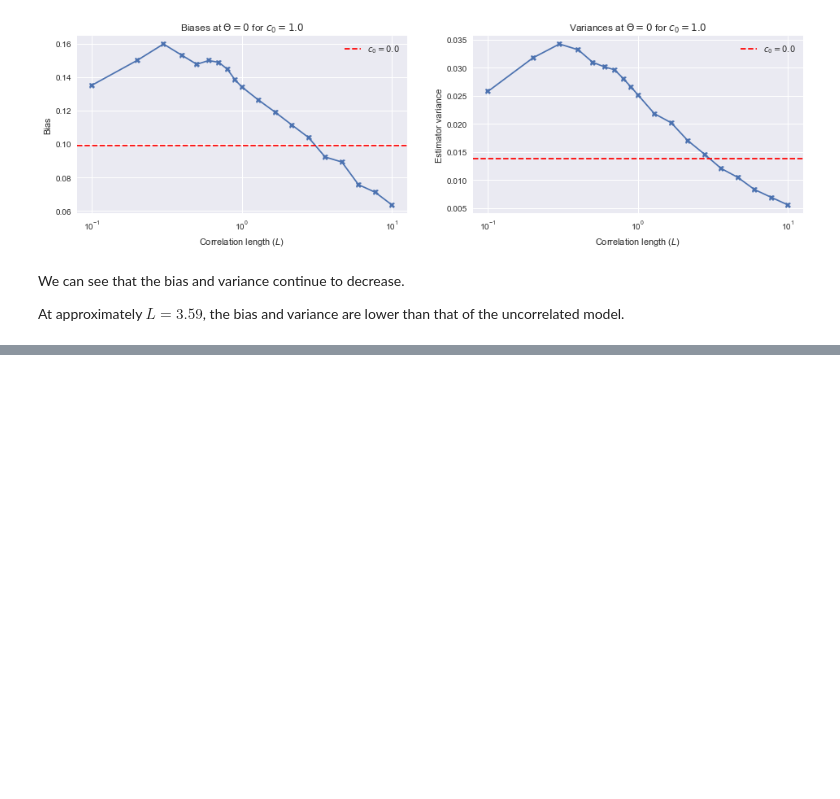
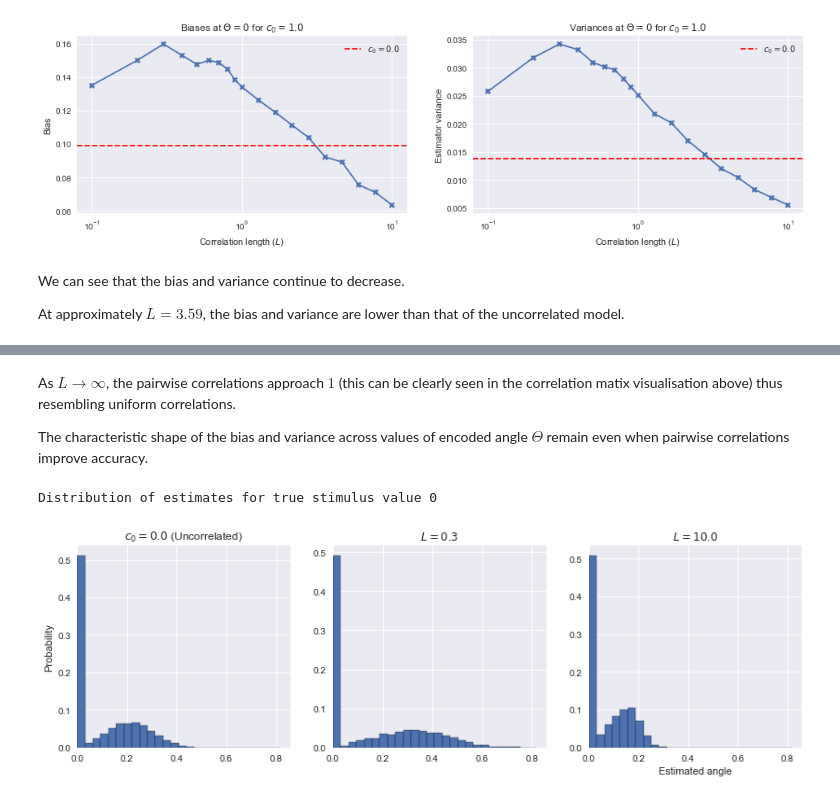
Before and after one commit to dtailor17/neural-population-codes, a Jupyter notebook: noise_correlations.ipynb, the cells around one changed output, grey strips where cells are left out. Saved outputs shown, nothing was run; the diff lists cells and outputs as text; code cells hidden in the pictures; blank space fills up the shorter version.

```diff
--- a/noise_correlations.ipynb
+++ b/noise_correlations.ipynb
@@ -528,0 +551,46 @@ plt.title('Variance plot with $c_0 = 1.0$')
+# %% [markdown]
+As $L \to \infty$, the pairwise correlations approach $1$ (this can be clearly seen in the correlation matix visualisation above) thus resembling uniform correlations.
+
+The characteristic shape of the bias and variance across values of encoded angle $\Theta$ remain even when pairwise correlations improve accuracy.
+# %%
+print('Distribution of estimates for true stimulus value 0')
+
+plt.rcParams['figure.figsize'] = (14, 4)
+
+max_corr = 1.0
+
+plt.subplot(131)
+lbl = get_corr_param_dict_lbl(max_corr=0.0, corr_length=0.5)
+est_dist = ML_ests_1[lbl][0][0,:]
+weights = np.ones_like(est_dist)/float(len(est_dist))
+plt.hist(est_dist, weights=weights, bins=CAND_ESTS[:27], edgecolor='black')
+plt.xlim(0)
+plt.ylabel('Probability')
+plt.title('$c_0 = 0.0$ (Uncorrelated)')
+
+
+plt.subplot(132)
+corr_length = 0.3
+lbl = get_corr_param_dict_lbl(max_corr=max_corr, corr_length=corr_length)
+est_dist = ML_ests_2[lbl][0][0,:]
+weights = np.ones_like(est_dist)/float(len(est_dist))
+plt.hist(est_dist, weights=weights, bins=CAND_ESTS[:27], edgecolor='black')
+plt.xlim(0)
+plt.title('$L = {0}$'.format(corr_length))
+
+
+plt.subplot(133)
+corr_length = 10.0
+lbl = get_corr_param_dict_lbl(max_corr=max_corr, corr_length=corr_length)
+est_dist = ML_ests_3[lbl][0][0,:]
+weights = np.ones_like(est_dist)/float(len(est_dist))
+plt.hist(est_dist, weights=weights, bins=CAND_ESTS[:27], edgecolor='black')
+plt.xlim(0)
+plt.xlabel('Estimated angle')
+plt.title('$L = {0}$'.format(corr_length))
+
+
+plt.rcParams['figure.figsize'] = (10, 5)
+# %% [output]
+Distribution of estimates for true stimulus value 0
+[figure, added]
```
Also changed, not shown: parts of 5 cells of this notebook, 1 other file.
